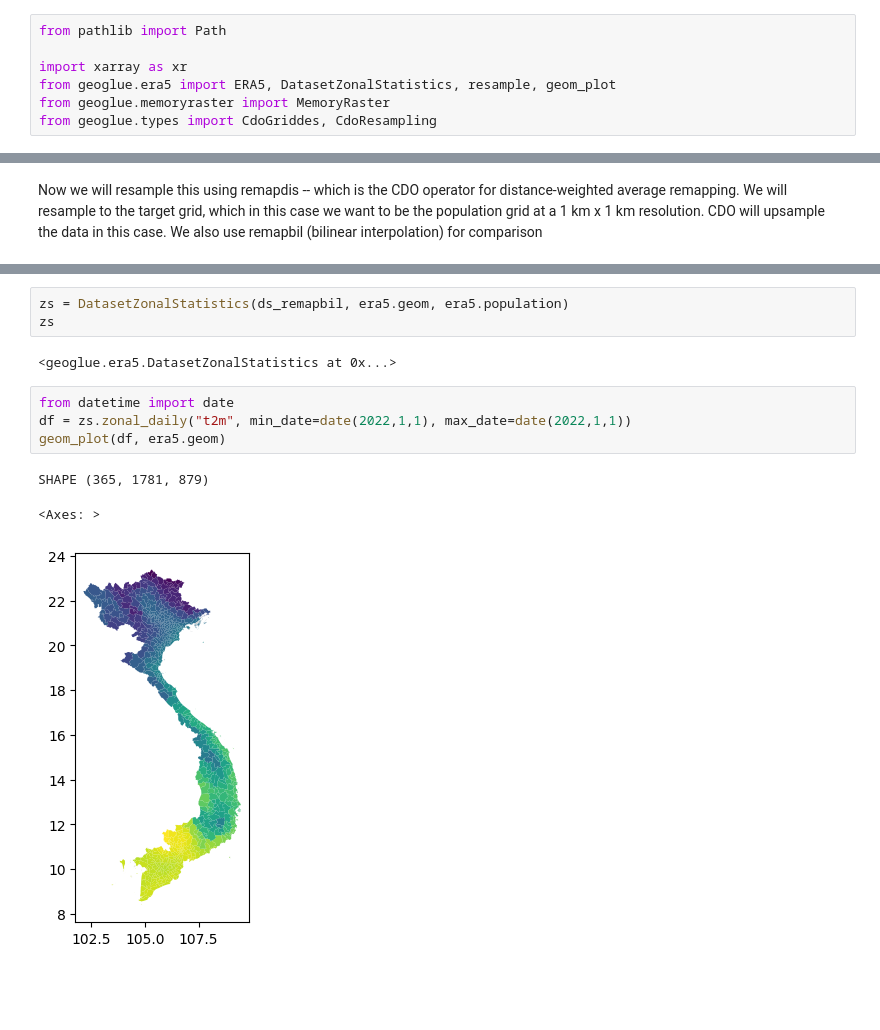
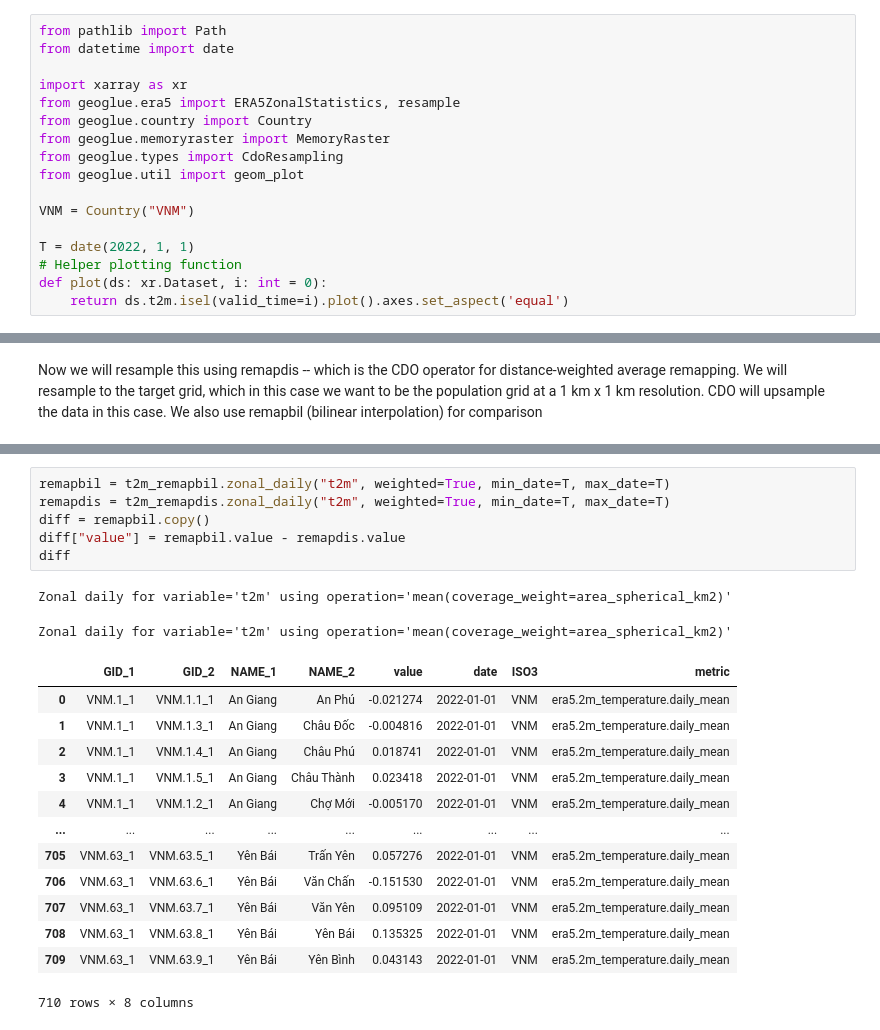
Before and after one commit to kraemer-lab/geoglue, a Jupyter notebook: notebooks/remapdis.ipynb, the cells around one changed output, grey strips where cells are left out. Cells and saved outputs as stored; diff of their text form; blank space fills up the shorter version.

```diff
--- a/notebooks/remapdis.ipynb
+++ b/notebooks/remapdis.ipynb
@@ -12,11 +12,21 @@ We will be remapping ERA5 data to the higher resolution WorldPop data,
 focussing on Vietnam:
 # %%
 from pathlib import Path
+from datetime import date
 
 import xarray as xr
-from geoglue.era5 import ERA5, DatasetZonalStatistics, resample, geom_plot
+from geoglue.era5 import ERA5ZonalStatistics, resample
+from geoglue.country import Country
 from geoglue.memoryraster import MemoryRaster
-from geoglue.types import CdoGriddes, CdoResampling
+from geoglue.types import CdoResampling
+from geoglue.util import geom_plot
+
+VNM = Country("VNM")
+
+T = date(2022, 1, 1)
+# Helper plotting function
+def plot(ds: xr.Dataset, i: int = 0):
+    return ds.t2m.isel(valid_time=i).plot().axes.set_aspect('equal')
 # %% [markdown]
 We read in the population file and check the shape. As ERA5 will crop the population to the geometry, this may change the shape of the population -- though in practice, we obtain already cropped population data from WorldPop
 # %%
@@ -114,13 +91,22 @@ plot_t2m(ds_remapbil)
-# %%
-zs = DatasetZonalStatistics(ds_remapbil, era5.geom, era5.population)
-zs
-# %% [output]
-<geoglue.era5.DatasetZonalStatistics at 0x...>
-# %%
-from datetime import date
-df = zs.zonal_daily("t2m", min_date=date(2022,1,1), max_date=date(2022,1,1))
-geom_plot(df, era5.geom)
-# %% [output]
-SHAPE (365, 1781, 879)
-<Axes: >
-[figure, removed]
+# %%
+remapbil = t2m_remapbil.zonal_daily("t2m", weighted=True, min_date=T, max_date=T)
+remapdis = t2m_remapdis.zonal_daily("t2m", weighted=True, min_date=T, max_date=T)
+diff = remapbil.copy()
+diff["value"] = remapbil.value - remapdis.value
+diff
+# %% [output]
+Zonal daily for variable='t2m' using operation='mean(coverage_weight=area_spherical_km2)'
+Zonal daily for variable='t2m' using operation='mean(coverage_weight=area_spherical_km2)'
+|  | GID_1 | GID_2 | NAME_1 | NAME_2 | value | date | ISO3 | metric |
+| 0 | VNM.1_1 | VNM.1.1_1 | An Giang | An Phú | -0.021274 | 2022-01-01 | VNM | era5.2m_temperature.daily_mean |
+| 1 | VNM.1_1 | VNM.1.3_1 | An Giang | Châu Đốc | -0.004816 | 2022-01-01 | VNM | era5.2m_temperature.daily_mean |
+| 2 | VNM.1_1 | VNM.1.4_1 | An Giang | Châu Phú | 0.018741 | 2022-01-01 | VNM | era5.2m_temperature.daily_mean |
+| 3 | VNM.1_1 | VNM.1.5_1 | An Giang | Châu Thành | 0.023418 | 2022-01-01 | VNM | era5.2m_temperature.daily_mean |
+| 4 | VNM.1_1 | VNM.1.2_1 | An Giang | Chợ Mới | -0.005170 | 2022-01-01 | VNM | era5.2m_temperature.daily_mean |
+| ... | ... | ... | ... | ... | ... | ... | ... | ... |
+| 705 | VNM.63_1 | VNM.63.5_1 | Yên Bái | Trấn Yên | 0.057276 | 2022-01-01 | VNM | era5.2m_temperature.daily_mean |
+| 706 | VNM.63_1 | VNM.63.6_1 | Yên Bái | Văn Chấn | -0.151530 | 2022-01-01 | VNM | era5.2m_temperature.daily_mean |
+| 707 | VNM.63_1 | VNM.63.7_1 | Yên Bái | Văn Yên | 0.095109 | 2022-01-01 | VNM | era5.2m_temperature.daily_mean |
+| 708 | VNM.63_1 | VNM.63.8_1 | Yên Bái | Yên Bái | 0.135325 | 2022-01-01 | VNM | era5.2m_temperature.daily_mean |
+| 709 | VNM.63_1 | VNM.63.9_1 | Yên Bái | Yên Bình | 0.043143 | 2022-01-01 | VNM | era5.2m_temperature.daily_mean |
+710 rows × 8 columns
```
Also changed, not shown: parts of 11 cells of this notebook.
